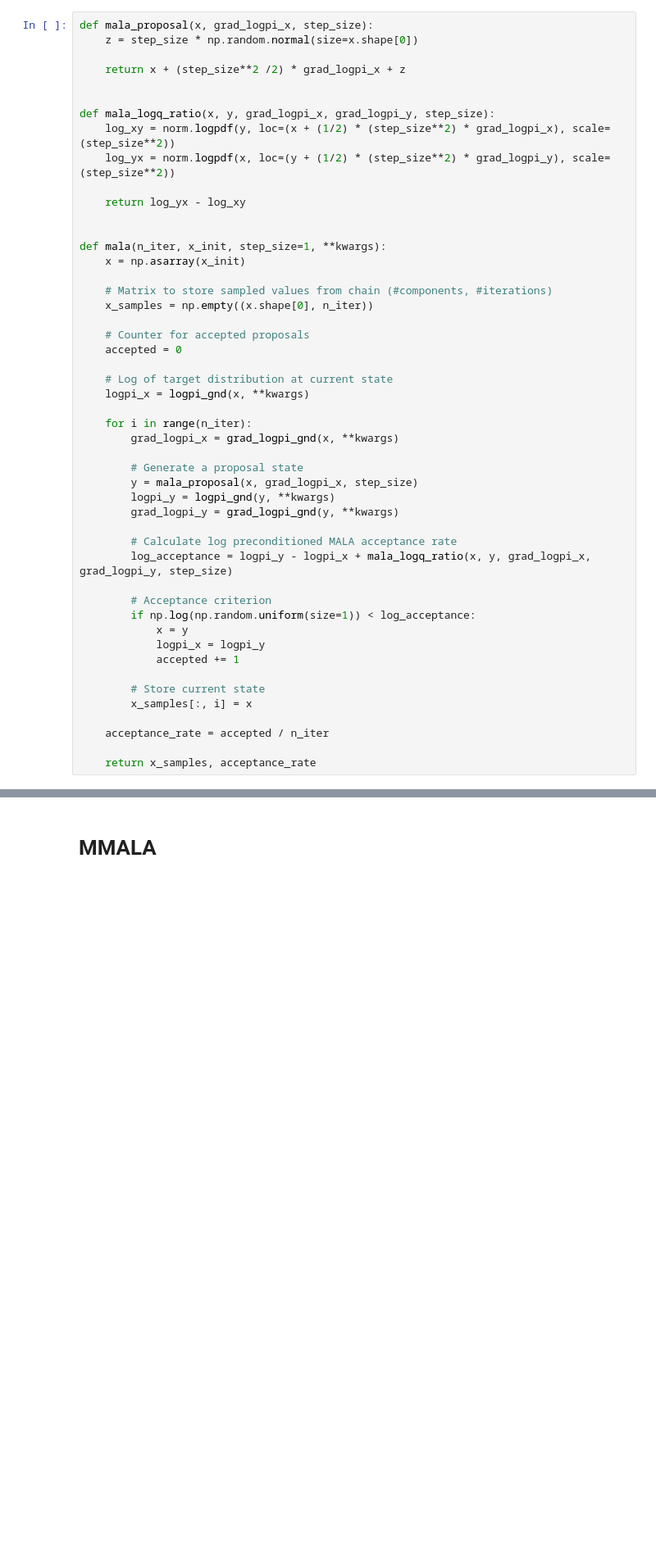
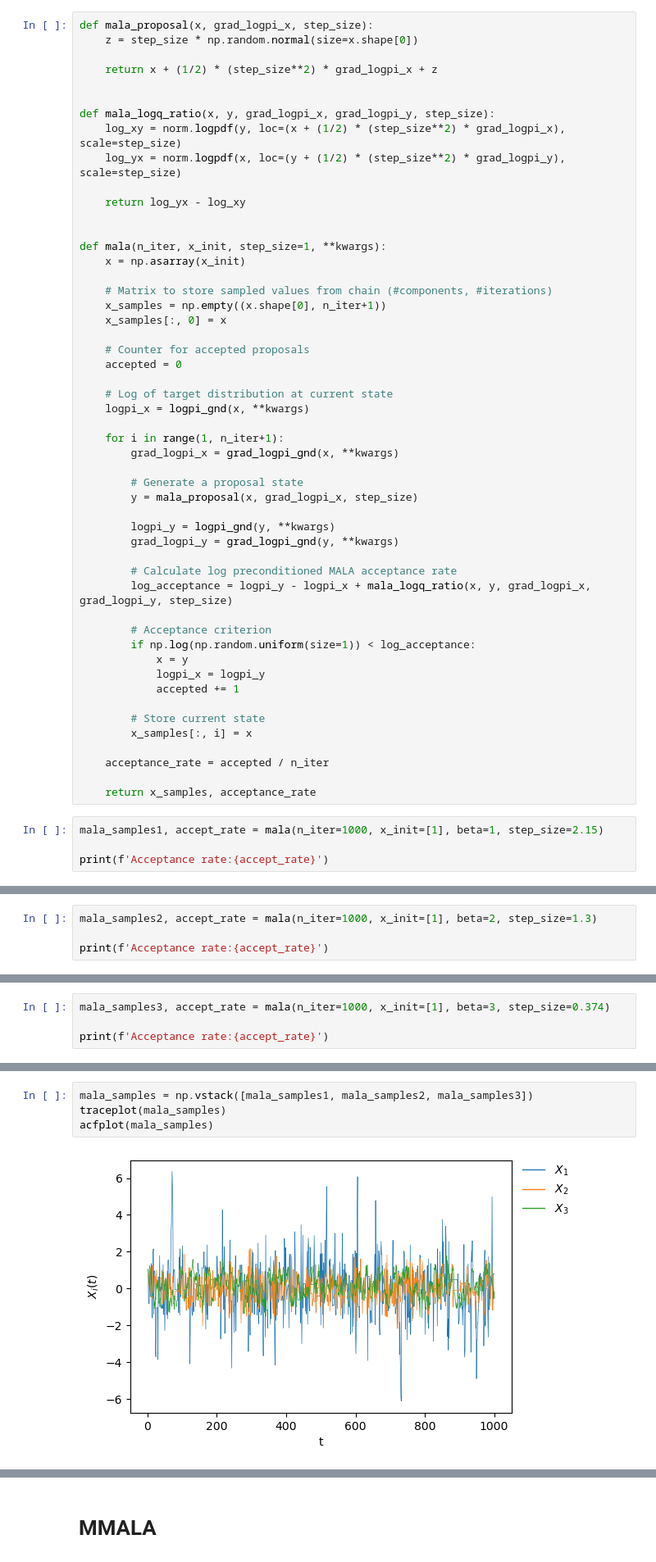
Before and after one commit to bartolomeou/FYP, a Jupyter notebook: manifold_mcmc.ipynb, the cells around one changed output, grey strips where cells are left out. Shown at 82% size. Drawn from its saved outputs; the diff is of its cells as text; blank space fills up the shorter version.

Commit message:
manifold mala

```diff
--- a/manifold_mcmc.ipynb
+++ b/manifold_mcmc.ipynb
@@ -47,12 +66,12 @@ def third_derivative_logpi_gnd(x, mu=0, alpha=1, beta=2):
 def mala_proposal(x, grad_logpi_x, step_size):
     z = step_size * np.random.normal(size=x.shape[0])
 
-    return x + (step_size**2 /2) * grad_logpi_x + z
+    return x + (1/2) * (step_size**2) * grad_logpi_x + z
 
 
 def mala_logq_ratio(x, y, grad_logpi_x, grad_logpi_y, step_size):
-    log_xy = norm.logpdf(y, loc=(x + (1/2) * (step_size**2) * grad_logpi_x), scale=(step_size**2))
-    log_yx = norm.logpdf(x, loc=(y + (1/2) * (step_size**2) * grad_logpi_y), scale=(step_size**2))
+    log_xy = norm.logpdf(y, loc=(x + (1/2) * (step_size**2) * grad_logpi_x), scale=step_size)
+    log_yx = norm.logpdf(x, loc=(y + (1/2) * (step_size**2) * grad_logpi_y), scale=step_size)
 
     return log_yx - log_xy
 
@@ -61,7 +80,8 @@ def mala(n_iter, x_init, step_size=1, **kwargs):
     x = np.asarray(x_init)
 
     # Matrix to store sampled values from chain (#components, #iterations)
-    x_samples = np.empty((x.shape[0], n_iter))
+    x_samples = np.empty((x.shape[0], n_iter+1))
+    x_samples[:, 0] = x
 
     # Counter for accepted proposals
     accepted = 0
@@ -69,11 +89,12 @@ def mala(n_iter, x_init, step_size=1, **kwargs):
     # Log of target distribution at current state
     logpi_x = logpi_gnd(x, **kwargs)
 
-    for i in range(n_iter):
+    for i in range(1, n_iter+1):
         grad_logpi_x = grad_logpi_gnd(x, **kwargs)
 
         # Generate a proposal state
         y = mala_proposal(x, grad_logpi_x, step_size)
+
         logpi_y = logpi_gnd(y, **kwargs)
         grad_logpi_y = grad_logpi_gnd(y, **kwargs)
 
@@ -92,3 +113,7 @@ def mala(n_iter, x_init, step_size=1, **kwargs):
     acceptance_rate = accepted / n_iter
 
     return x_samples, acceptance_rate
+# %%
+mala_samples1, accept_rate = mala(n_iter=1000, x_init=[1], beta=1, step_size=2.15)
+
+print(f'Acceptance rate:{accept_rate}')
@@ -94,0 +122,4 @@ def mala(n_iter, x_init, step_size=1, **kwargs):
+# %%
+mala_samples2, accept_rate = mala(n_iter=1000, x_init=[1], beta=2, step_size=1.3)
+
+print(f'Acceptance rate:{accept_rate}')
@@ -94,0 +128,4 @@ def mala(n_iter, x_init, step_size=1, **kwargs):
+# %%
+mala_samples3, accept_rate = mala(n_iter=1000, x_init=[1], beta=3, step_size=0.374)
+
+print(f'Acceptance rate:{accept_rate}')
@@ -94,0 +134,6 @@ def mala(n_iter, x_init, step_size=1, **kwargs):
+# %%
+mala_samples = np.vstack([mala_samples1, mala_samples2, mala_samples3])
+traceplot(mala_samples)
+acfplot(mala_samples)
+# %% [output]
+[figure, added]
```
Also changed, not shown: parts of 19 cells of this notebook.
